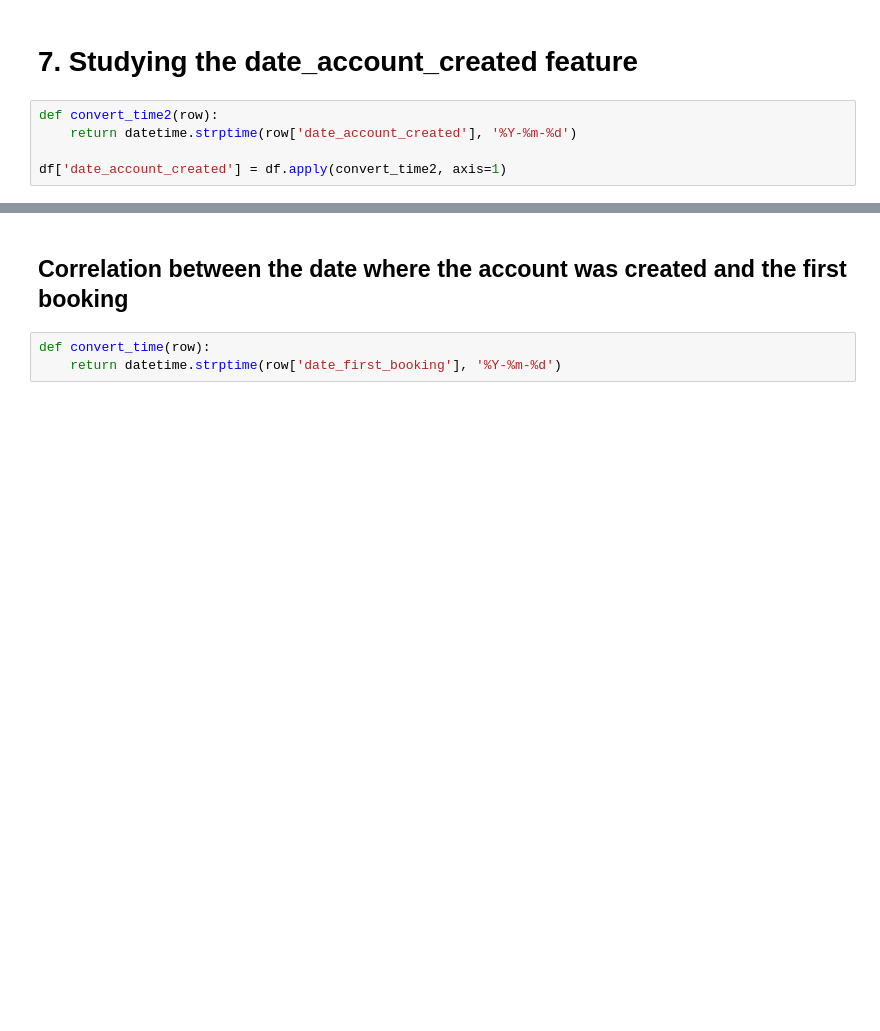
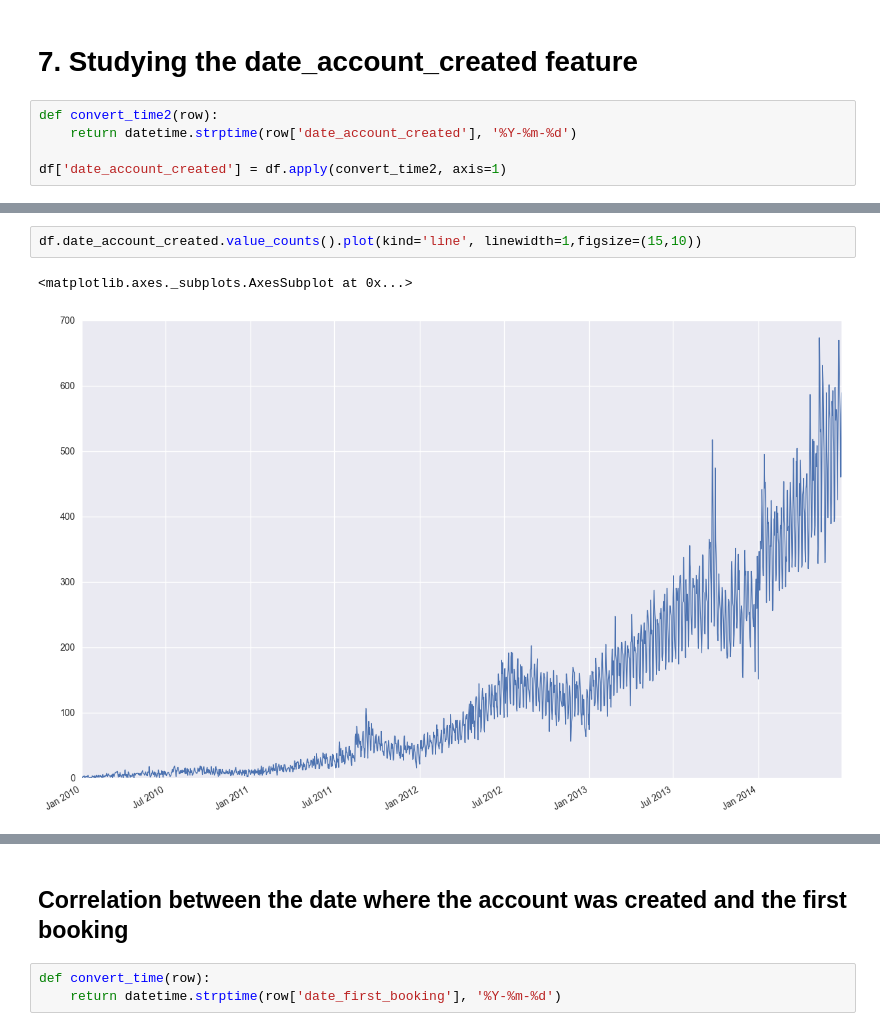
Before and after one commit to mgelsm/Airbnb_predictions, a Jupyter notebook: 1. Preprocessing train_user.ipynb, the cells around one changed output, grey strips where cells are left out. Saved outputs shown, nothing was run; the diff lists cells and outputs as text; blank space fills up the shorter version.

```diff
--- a/1. Preprocessing train_user.ipynb
+++ b/1. Preprocessing train_user.ipynb
@@ -266,0 +274,5 @@ plt.ylabel('Number of bookings')
+# %%
+df.date_account_created.value_counts().plot(kind='line', linewidth=1,figsize=(15,10))
+# %% [output]
+<matplotlib.axes._subplots.AxesSubplot at 0x...>
+[figure, added]
```
Also changed, not shown: parts of 6 cells of this notebook.
